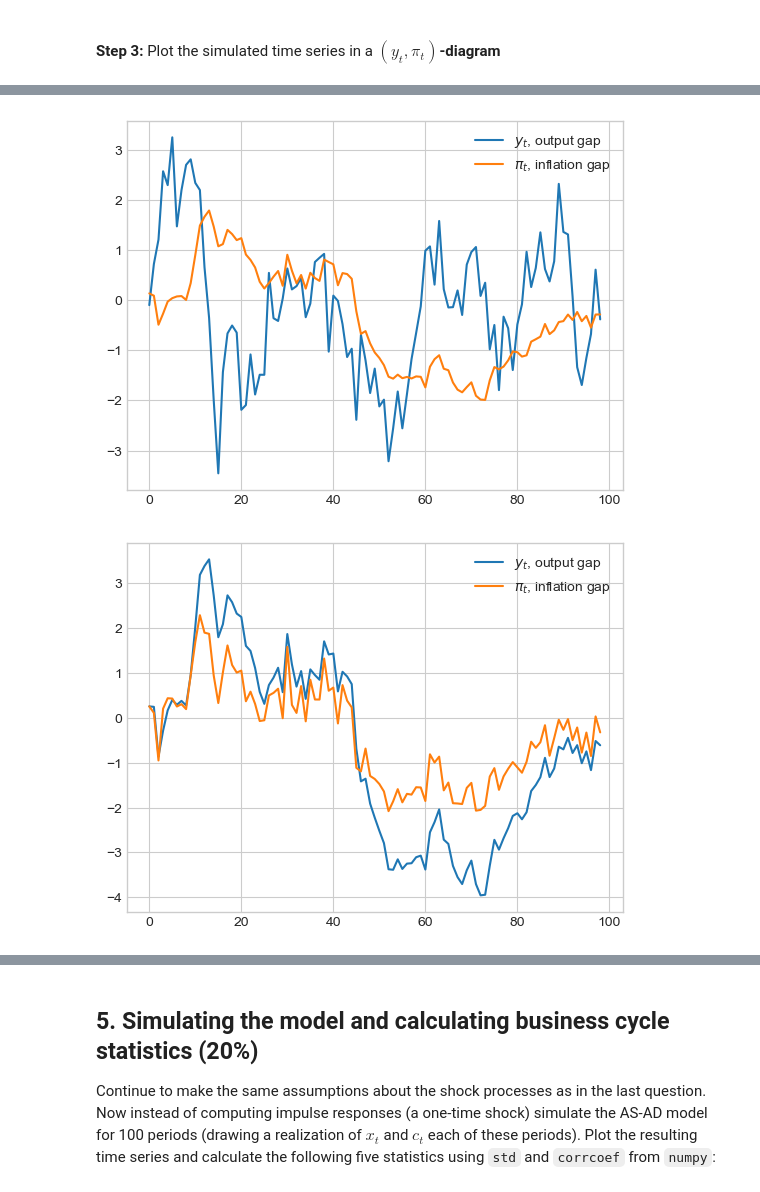
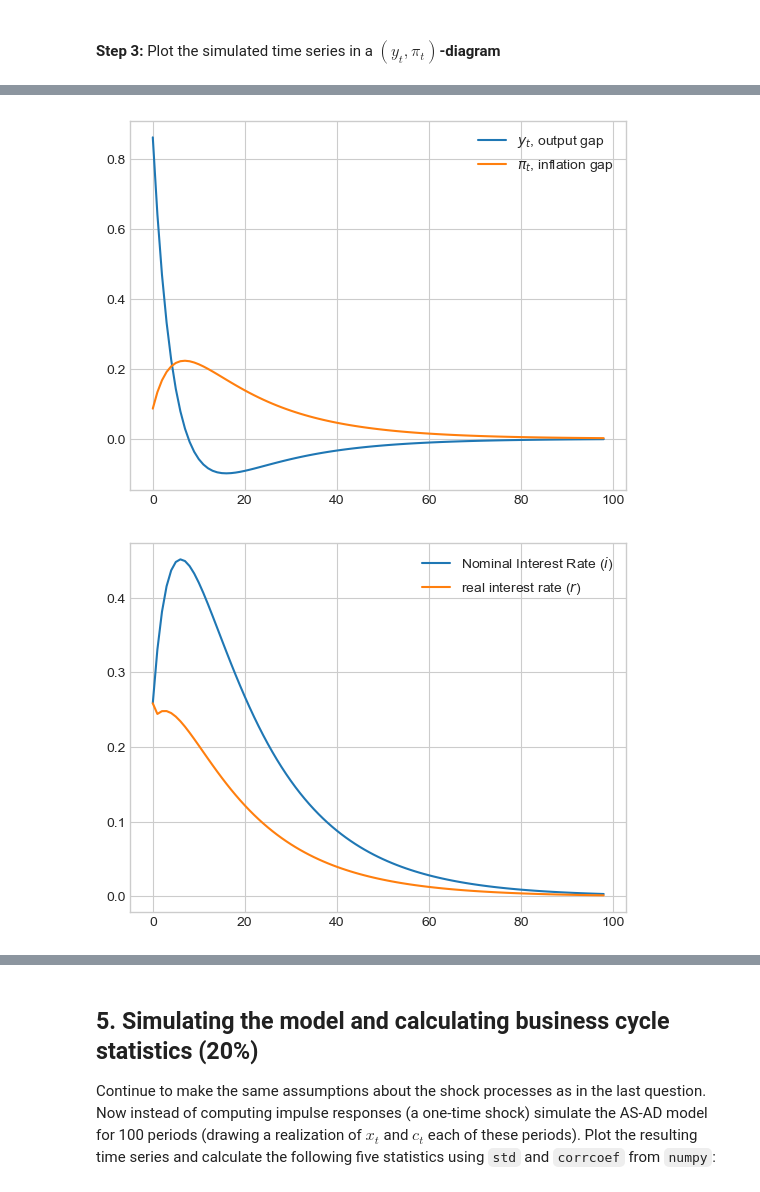
Before and after one commit to chr0torp/makro, a Jupyter notebook: aflevering_2/ASAD_questions.ipynb, the cells around one changed output, grey strips where cells are left out. Cells and saved outputs as stored; diff of their text form; code cells hidden in the pictures.

```diff
--- a/aflevering_2/ASAD_questions.ipynb
+++ b/aflevering_2/ASAD_questions.ipynb
@@ -506,11 +517,16 @@ T = 100
 sim = prep_sim(par,T)
 
 # c. define (overwrite) shock sequences. We want a one time, one standard deviation increase in x_t in period 1 only
-sim['x_raw'][1] = 1
 
-sim ['x_raw'][1] = 0
+sim['x_raw'][:] = 0
+sim['c_raw'][:] = 0
+sim ['x_raw'][1] = 1
+
+# sim['x_raw'][1] = 1
+# sim ['x_raw'][1] = 0
 
 # d. run simulation
+simulate(par, sim, T)
 simulate_new(par,sim,T)
 # %% [markdown]
 <br>
@@ -533,12 +549,12 @@ ax.plot(np.arange(0,T-1),sim['y'][1:],label='$y_t$, output gap')
 ax.plot(np.arange(0,T-1),sim['pi'][1:],label='$\pi_t$, inflation gap')
 ax.legend();
 # %% [output]
-[figure, old version]
+[figure, new version]
 # %%
 fig = plt.figure()
 ax = fig.add_subplot(1,1,1)
-ax.plot(np.arange(0,T-1),sim['nominal interest rate'][1:],label='$y_t$, output gap')
-ax.plot(np.arange(0,T-1),sim['real interest rate'][1:],label='$\pi_t$, inflation gap')
+ax.plot(np.arange(0,T-1),sim['nominal interest rate'][1:],label='Nominal Interest Rate ($i$)')
+ax.plot(np.arange(0,T-1),sim['real interest rate'][1:],label='real interest rate ($r$)')
 ax.legend();
 # %% [output]
-[figure, old version]
+[figure, new version]
```
Also changed, not shown: parts of 10 cells of this notebook, 1 other file.
